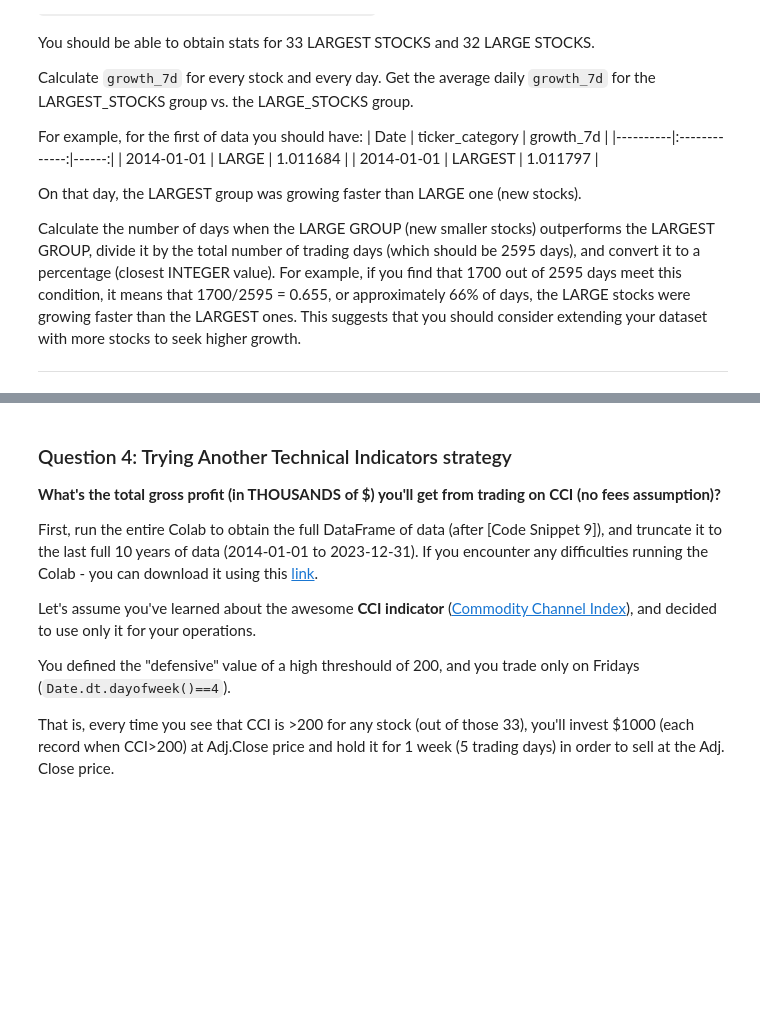
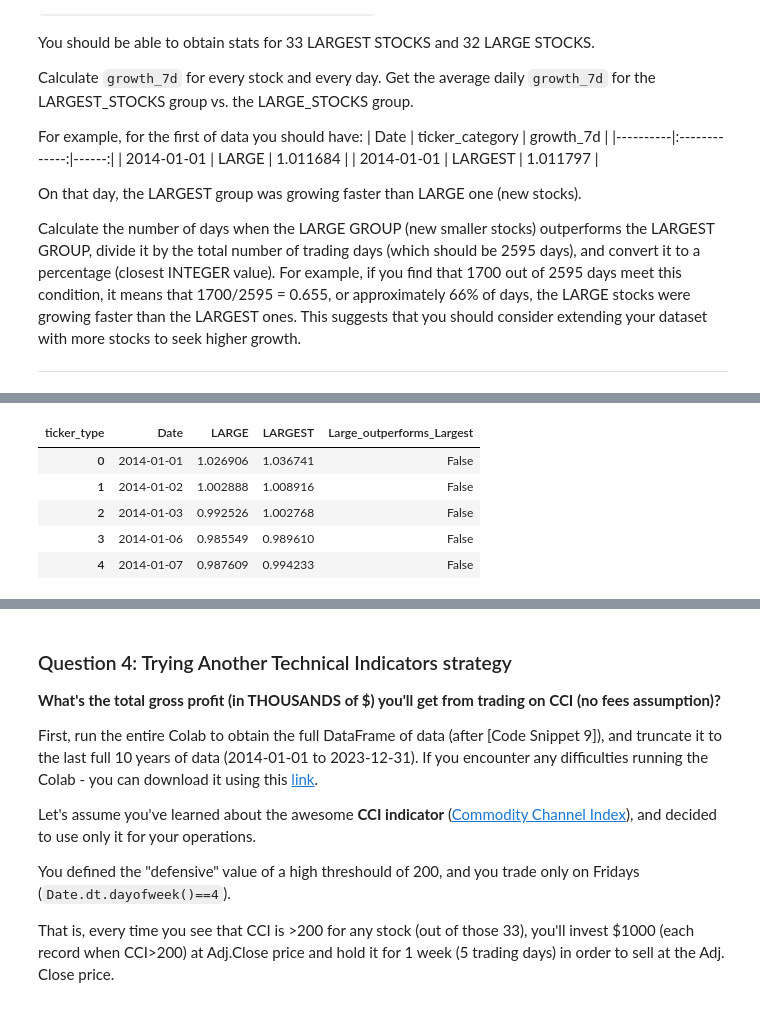
Before and after one commit to mary435/stock-markets-analytics, a Jupyter notebook: 02/hw_02.ipynb, the cells around one changed output, grey strips where cells are left out. Saved outputs shown, nothing was run; the diff lists cells and outputs as text; code cells hidden in the pictures; blank space fills up the shorter version.

```diff
--- a/02/hw_02.ipynb
+++ b/02/hw_02.ipynb
@@ -705,0 +688,10 @@ print(f"Percentage of days when LARGE stocks outperform LARGEST stocks: {percent
+# %%
+table['Large_outperforms_Largest'] = table.LARGE > table.LARGEST
+table.head()
+# %% [output]
+| ticker_type | Date | LARGE | LARGEST | Large_outperforms_Largest |
+| 0 | 2014-01-01 | 1.026906 | 1.036741 | False |
+| 1 | 2014-01-02 | 1.002888 | 1.008916 | False |
+| 2 | 2014-01-03 | 0.992526 | 1.002768 | False |
+| 3 | 2014-01-06 | 0.985549 | 0.989610 | False |
+| 4 | 2014-01-07 | 0.987609 | 0.994233 | False |
```
Also changed, not shown: parts of 16 cells of this notebook.
